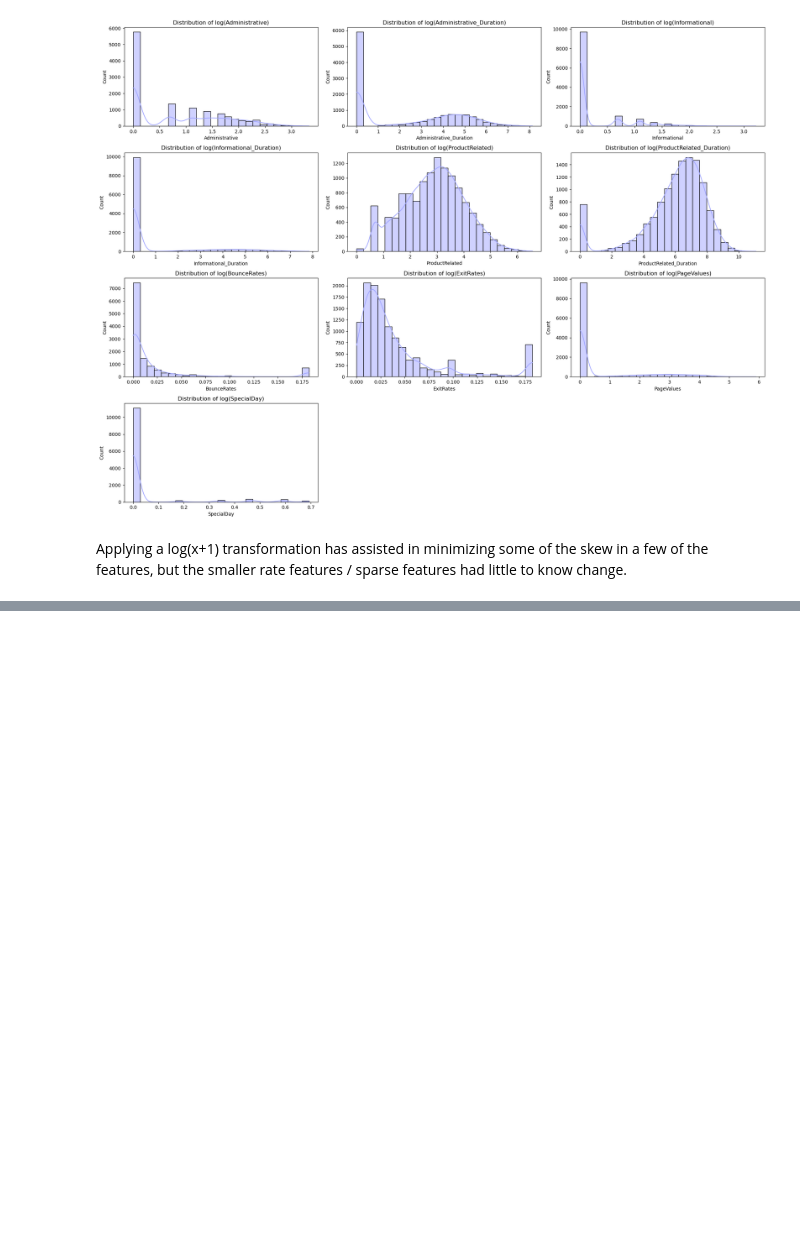
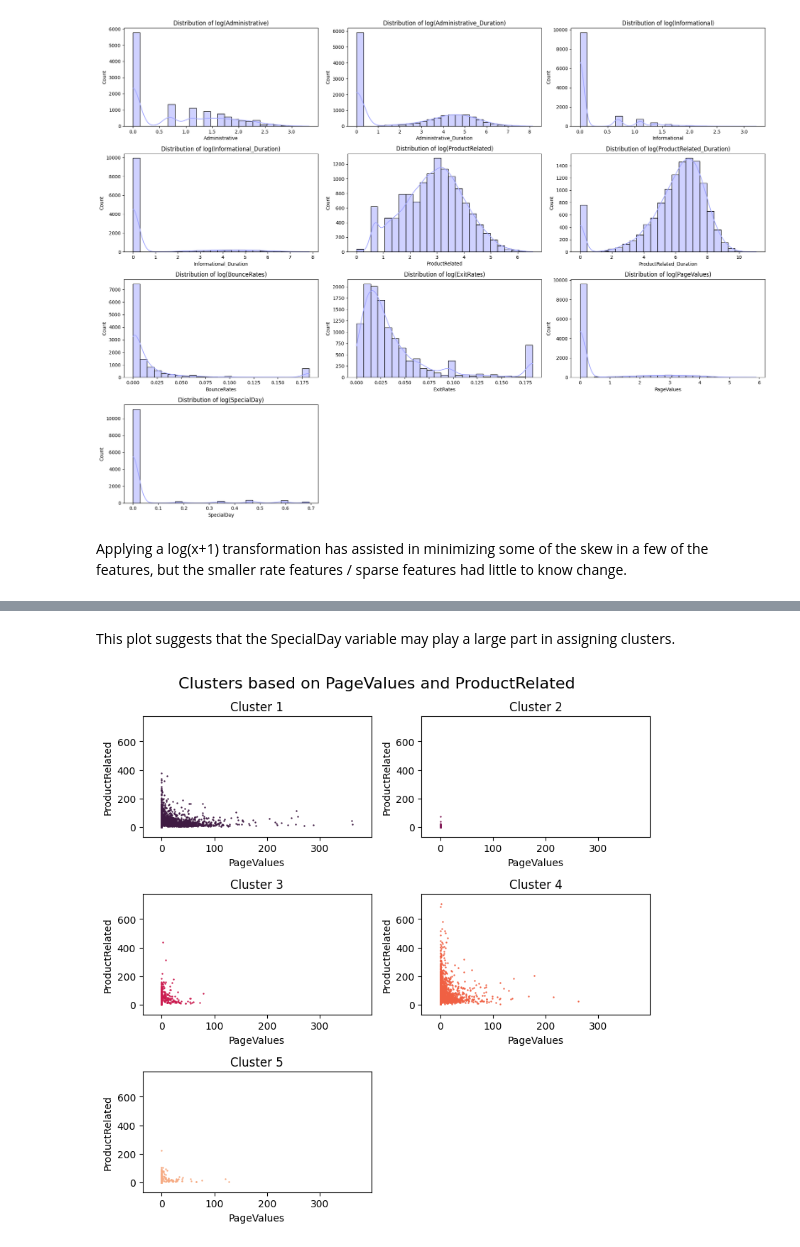
Before and after one commit to jacksonSmall/Shopper-Behavior-Analysis, a Jupyter notebook: EDA_2.ipynb, the cells around one changed output, grey strips where cells are left out. Cells and saved outputs as stored; diff of their text form; code cells hidden in the pictures; blank space fills up the shorter version.

```diff
--- a/EDA_2.ipynb
+++ b/EDA_2.ipynb
@@ -325,0 +370,6 @@ ValueError: numpy.dtype size changed, may indicate binary incompatibility. Expec
+# %% [markdown]
+This plot suggests that the SpecialDay variable may play a large part in assigning clusters.
+# %%
+visualize_clusters("PageValues", "ProductRelated", num_df, k5)
+# %% [output]
+[figure, added]
```
Also changed, not shown: parts of 18 cells of this notebook.
